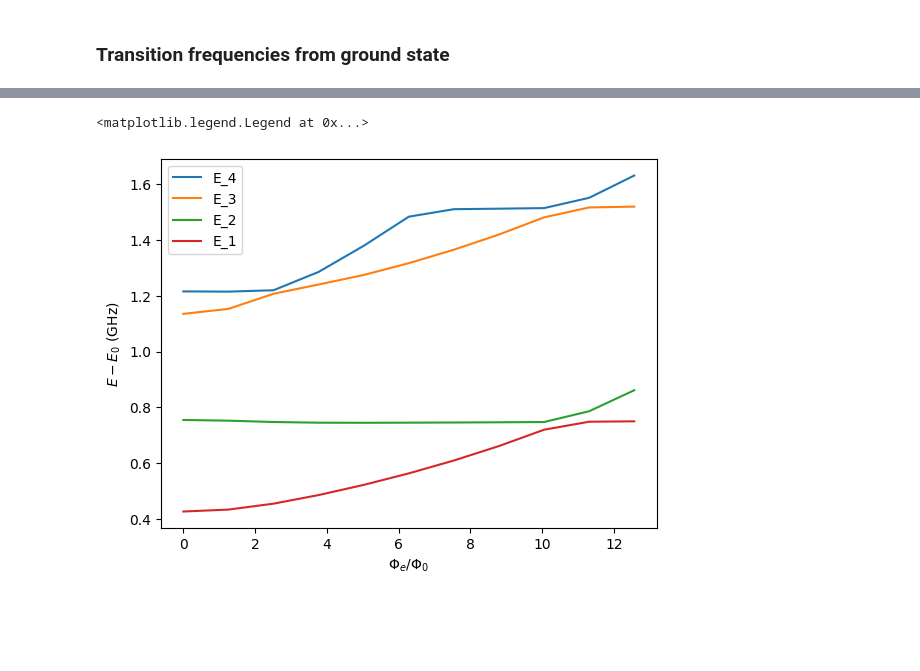
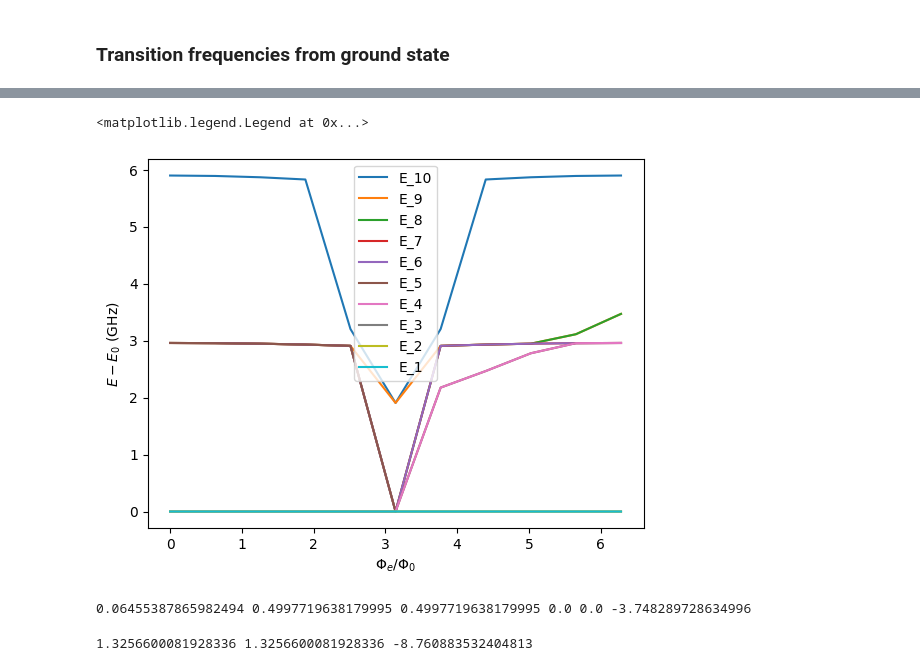
Before and after one commit to tyrasamenius/fluxonium_readout, a Jupyter notebook: Double_fluxonium_notebook.ipynb, the cells around one changed output, grey strips where cells are left out. Cells and saved outputs as stored; diff of their text form; code cells hidden in the pictures; blank space fills up the shorter version.

```diff
--- a/Double_fluxonium_notebook.ipynb
+++ b/Double_fluxonium_notebook.ipynb
@@ -16,20 +26,20 @@ unit_nH_inv_to_GHz = 1/h * (phi_0/(2*np.pi))**2
 # %%
-
 # all in GHz
 E_L = 0.132
-C_J1 = 2 #fF
-C_J2 = 2 #fF
-C = 38 #fF, want to satisfy E_C = 0.479 GHz
-E_J1 = 3.395
+E_L = 1
+C_J1 = 30 #fF
+C_J2 = 30 #fF
+C = 65 #fF, want to satisfy E_Cq = 0.479 GHz
+E_J1 = 3.395 # GHz, want to satisfy E_Jq=3.395
 E_J2 = 3.395
-E_J1 = 0.8
-E_J2 = 0.8
+E_J1 = 10
+E_J2 = 10
 
 
 N_wavfuncs = 5
-ext_phase = 2*np.pi
+ext_phase = np.pi
 
-dflux1 = Double_Junc_Fluxonium(E_J1, E_J2, C_J1, C_J2, C, E_L,
-                   nbr_periods = 6)
+dflux1 = Double_Junc_Fluxonium(E_J1, E_J2, C_J1, C_J2, C, E_L, delta_phi = 0.05,
+                   nbr_periods = 3)
 
-dflux1.plot_wavefuncs(N_wavfuncs, ext_phase)
+#dflux1.plot_wavefuncs(N_wavfuncs, 0)
@@ -40,9 +123,52 @@ dflux1.plot_wavefuncs(N_wavfuncs, ext_phase)
 # %%
-N_en_levels = 5
+N_en_levels = 11
 N_flux = 11
-ext_phase = np.linspace(0, 4*np.pi, N_flux)
-dflux1.plot_transistions_over_flux(ext_phase, N_en_levels)
+ext_phase = np.linspace(0, 2*np.pi, N_flux)
+#ext_phase = np.linspace(2*np.pi - 0.25, 2*np.pi + 0.25, 9)
+dflux1.plot_transitions_over_flux(ext_phase, N_en_levels)
 plt.legend()
 # %% [output]
 <matplotlib.legend.Legend at 0x...>
-[figure, old version]
+[figure, new version]
+# %%
+resonator_list = []
+cap_mat_list = []
+
+#gammas = np.linspace(0.5, 1.5, 5)
+gammas = [1]
+Cr = 300 #fF
+Lr = 5 #nH
+fock_dim = 4
+
+Cg = 0 # fF
+C_J = C_J1
+
+N_flux = 11
+ext_phase = np.linspace(np.pi - 0.25, np.pi + 0.25, N_flux)
+
+for gamma in gammas:
+    res = Resonator(Lr, Cr, fock_dim)
+    resonator_list.append(res)
+
+    cap_mat = np.matrix([
+
+                [C+C_J + Cg/2, C, -Cg/2],
+
+                [C, C+C_J + Cg/2, Cg/2],
+
+                [-Cg/2, Cg/2, Cg + Cr]
+
+            ])
+
+    cap_mat_list.append(cap_mat)
+
+E_Cr, E_C1, E_C2, g1r, g2r, g12= dflux1.add_resonator_coupling(resonator_list, cap_mat_list)
+print(E_Cr, E_C1, E_C2, g1r, g2r, g12)
+
+res1 = resonator_list[0]
+# %% [output]
+0.06455387865982494 0.4997719638179995 0.4997719638179995 0.0 0.0 -3.748289728634996
+# %%
+print(dflux1.E_C1, dflux1.E_C2, dflux1.g_12)
+# %% [output]
+1.3256600081928336 1.3256600081928336 -8.760883532404813
```
Also changed, not shown: parts of 17 cells of this notebook, 1 other file.
